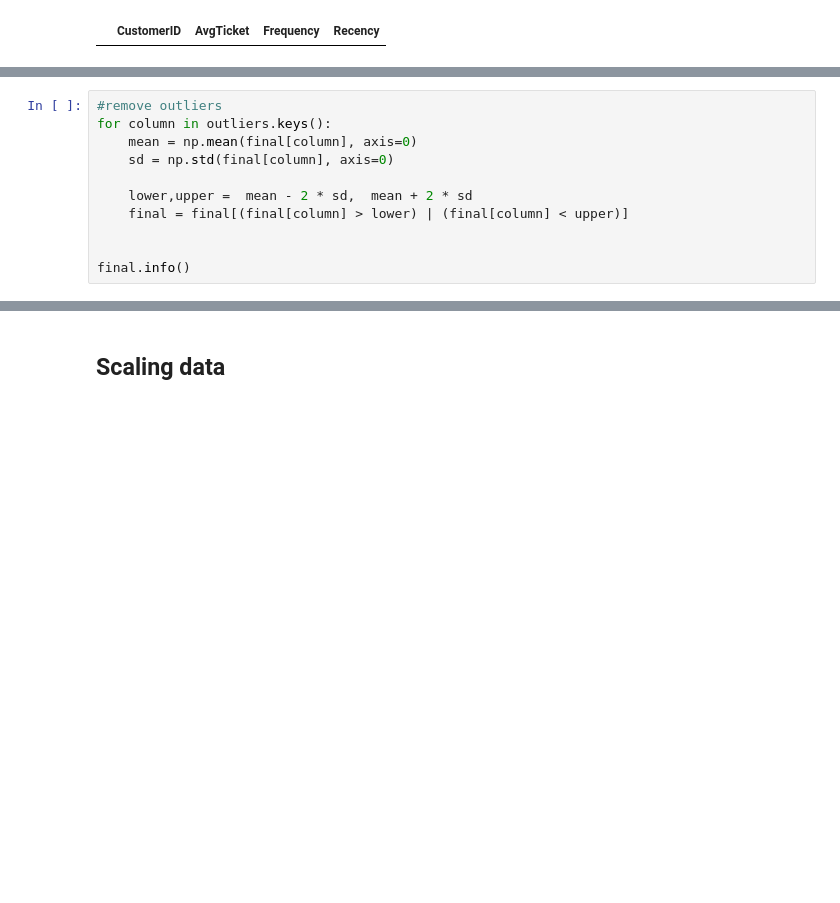
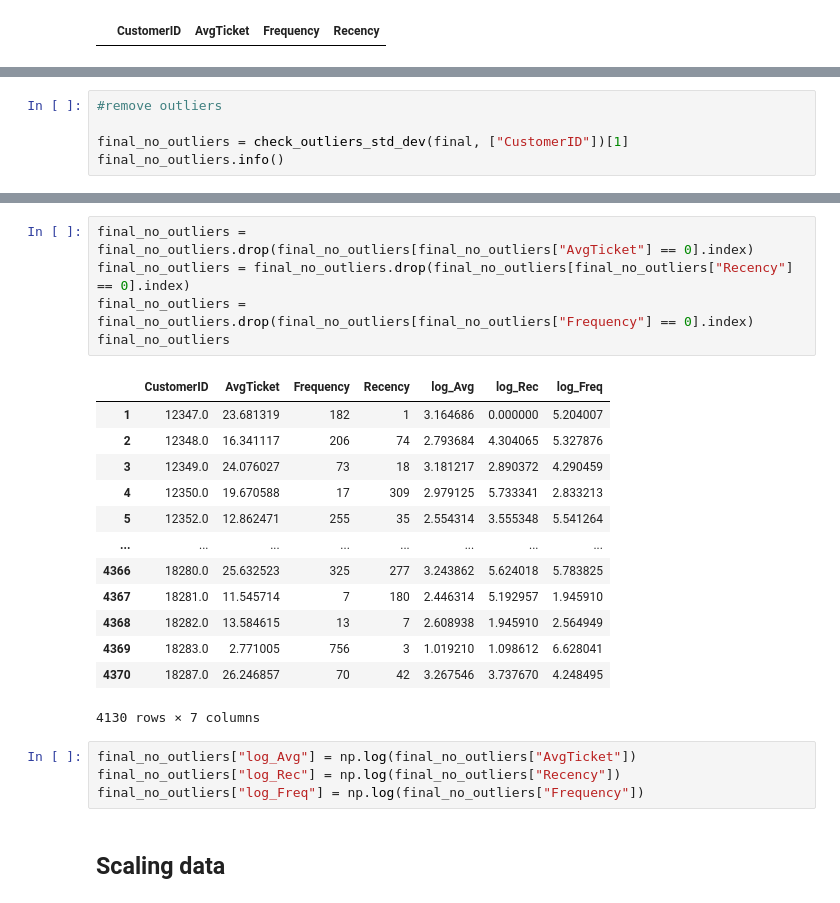
Before and after one commit to Lluisarull/Assignment5_ML, a Jupyter notebook: Clustering_Project_Javi.ipynb, the cells around one changed output, grey strips where cells are left out. Saved outputs shown, nothing was run; the diff lists cells and outputs as text; blank space fills up the shorter version.

```diff
--- a/Clustering_Project_Javi.ipynb
+++ b/Clustering_Project_Javi.ipynb
@@ -528,12 +471 @@ Recency: 288
 [figure]
-# %%
-#remove outliers
-for column in outliers.keys():
-    mean = np.mean(final[column], axis=0)
-    sd = np.std(final[column], axis=0)
-
-    lower,upper =  mean - 2 * sd,  mean + 2 * sd
-    final = final[(final[column] > lower) | (final[column] < upper)]
-
-
-final.info()
@@ -567,0 +472,5 @@ final
+# %%
+#remove outliers
+
+final_no_outliers = check_outliers_std_dev(final, ["CustomerID"])[1]
+final_no_outliers.info()
@@ -568,3 +505,26 @@ final
+# %%
+final_no_outliers = final_no_outliers.drop(final_no_outliers[final_no_outliers["AvgTicket"] == 0].index)
+final_no_outliers = final_no_outliers.drop(final_no_outliers[final_no_outliers["Recency"] == 0].index)
+final_no_outliers = final_no_outliers.drop(final_no_outliers[final_no_outliers["Frequency"] == 0].index)
+final_no_outliers
+# %% [output]
+|  | CustomerID | AvgTicket | Frequency | Recency | log_Avg | log_Rec | log_Freq |
+| 1 | 12347.0 | 23.681319 | 182 | 1 | 3.164686 | 0.000000 | 5.204007 |
+| 2 | 12348.0 | 16.341117 | 206 | 74 | 2.793684 | 4.304065 | 5.327876 |
+| 3 | 12349.0 | 24.076027 | 73 | 18 | 3.181217 | 2.890372 | 4.290459 |
+| 4 | 12350.0 | 19.670588 | 17 | 309 | 2.979125 | 5.733341 | 2.833213 |
+| 5 | 12352.0 | 12.862471 | 255 | 35 | 2.554314 | 3.555348 | 5.541264 |
+| ... | ... | ... | ... | ... | ... | ... | ... |
+| 4366 | 18280.0 | 25.632523 | 325 | 277 | 3.243862 | 5.624018 | 5.783825 |
+| 4367 | 18281.0 | 11.545714 | 7 | 180 | 2.446314 | 5.192957 | 1.945910 |
+| 4368 | 18282.0 | 13.584615 | 13 | 7 | 2.608938 | 1.945910 | 2.564949 |
+| 4369 | 18283.0 | 2.771005 | 756 | 3 | 1.019210 | 1.098612 | 6.628041 |
+| 4370 | 18287.0 | 26.246857 | 70 | 42 | 3.267546 | 3.737670 | 4.248495 |
+4130 rows × 7 columns
+# %%
+final_no_outliers["log_Avg"] = np.log(final_no_outliers["AvgTicket"])
+final_no_outliers["log_Rec"] = np.log(final_no_outliers["Recency"])
+final_no_outliers["log_Freq"] = np.log(final_no_outliers["Frequency"])
 # %% [markdown]
 ## Scaling data
 # %%
```
Also changed, not shown: parts of 16 cells of this notebook.
